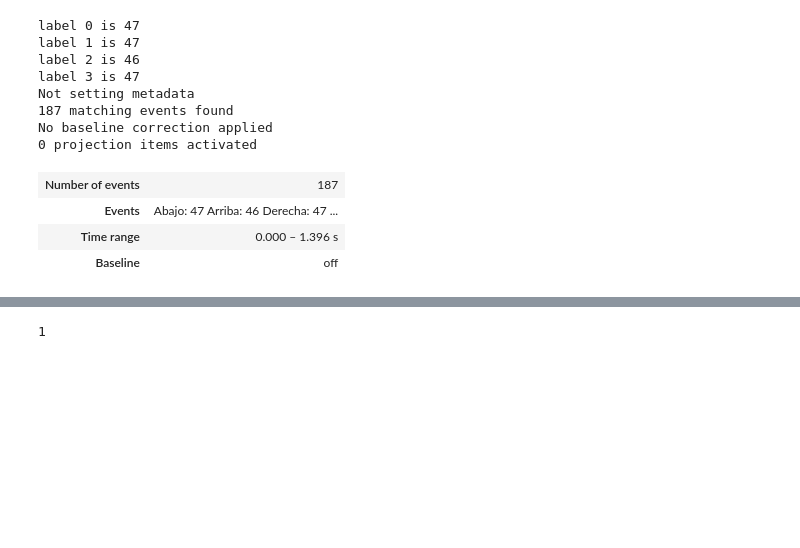
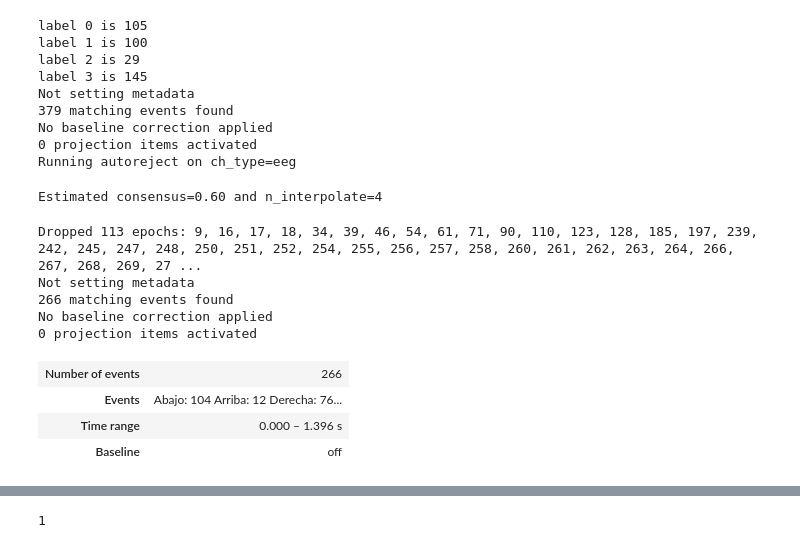
Before and after one commit to AlmaCuevas/BrainCommand, a Jupyter notebook: plot_ERP_BrainCommand.ipynb, the cells around one changed output, grey strips where cells are left out. Drawn from its saved outputs; the diff is of its cells as text; code cells hidden in the pictures; blank space fills up the shorter version.

```diff
--- a/plot_ERP_BrainCommand.ipynb
+++ b/plot_ERP_BrainCommand.ipynb
@@ -99,42 +99,49 @@ def braincommand_dataset_loader(game_mode: str, subject_id: int):
 
     x_array = np.array(x_list[1:]) # trials, time, channels
     x_array = x_array[:, :, :-9] # The last channels are accelerometer (x3), gyroscope (x3), validity, battery and counter
     x_array = np.transpose(x_array, (0, 2, 1))
     x_array = signal.detrend(x_array)
-    #x_array, label = convert_to_epochs(x_array, label)
+    x_array, label = convert_to_epochs(x_array, label)
     x_array = data_normalization(x_array)
     return x_array, label
 
 
 subject_id = 24
-game_mode = 'calibration3'
+game_mode = 'singleplayer'
 event_dict = {'Arriba': 2, 'Abajo': 3, 'Derecha': 0,'Izquierda': 1}
 
 data, labels = braincommand_dataset_loader(game_mode, subject_id)
 
 
 events = np.column_stack((
     np.arange(0, dataset_info['sample_rate'] * data.shape[0], dataset_info['sample_rate']),
     np.zeros(len(labels), dtype=int),
     np.array(labels),
 ))
 
 epochs = EpochsArray(data, info=mne.create_info(
                         sfreq=dataset_info['sample_rate'], ch_types='eeg', ch_names=dataset_info['channels_names']), events=events,
                      event_id=event_dict)
 montage = mne.channels.make_standard_montage('standard_1020')
 epochs.set_montage(montage)
 # %% [output]
-label 0 is 47
-label 1 is 47
-label 2 is 46
-label 3 is 47
+label 0 is 105
+label 1 is 100
+label 2 is 29
+label 3 is 145
 Not setting metadata
-187 matching events found
+379 matching events found
 No baseline correction applied
 0 projection items activated
+Running autoreject on ch_type=eeg
+Estimated consensus=0.60 and n_interpolate=4
+Dropped 113 epochs: 9, 16, 17, 18, 34, 39, 46, 54, 61, 71, 90, 110, 123, 128, 185, 197, 239, 242, 245, 247, 248, 250, 251, 252, 254, 255, 256, 257, 258, 260, 261, 262, 263, 264, 266, 267, 268, 269, 27 ...
+Not setting metadata
+266 matching events found
+No baseline correction applied
+0 projection items activated
-| Number of events | 187 |
-| Events | Abajo: 47 Arriba: 46 Derecha: 47 ... |
+| Number of events | 266 |
+| Events | Abajo: 104 Arriba: 12 Derecha: 76... |
 | Time range | 0.000 – 1.396 s |
 | Baseline | off |
 # %%
```
Also changed, not shown: parts of 3 cells of this notebook, 2 other files.
